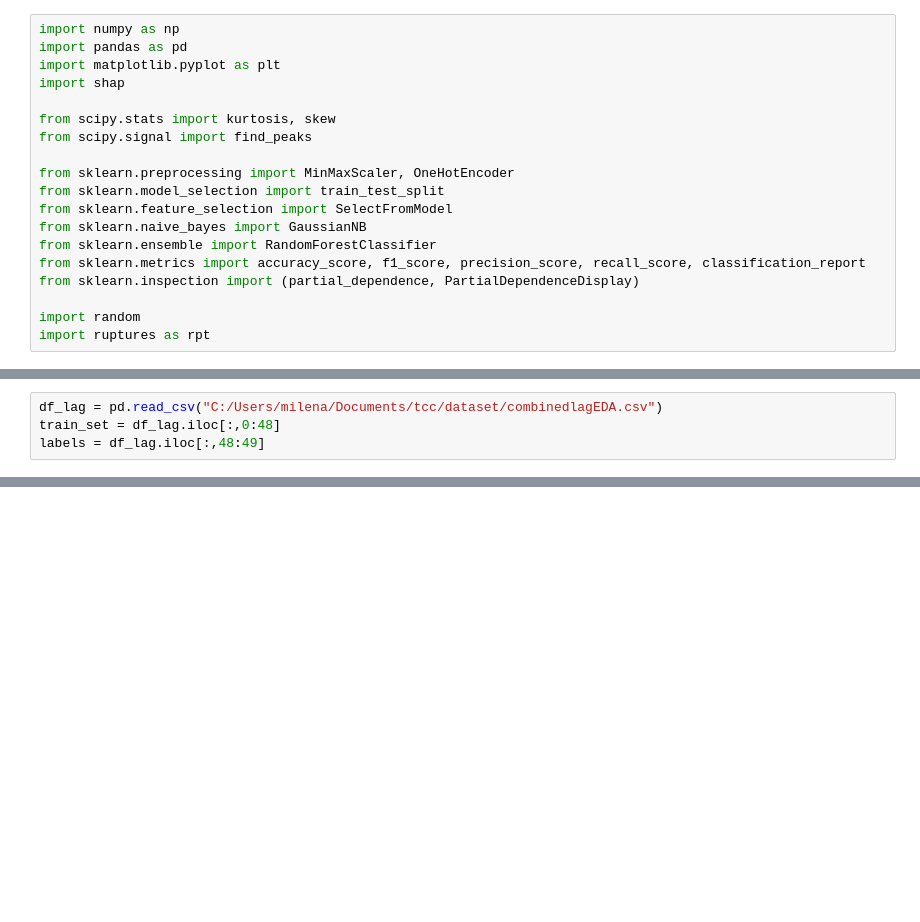
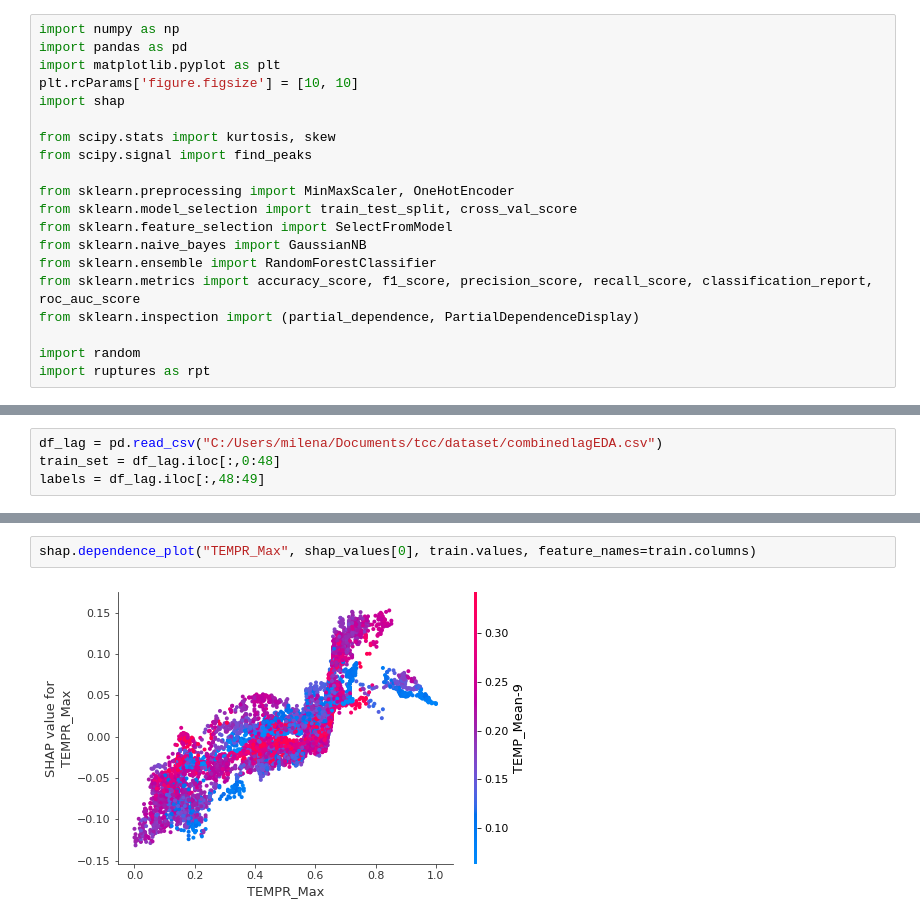
Before and after one commit to misefe1964/XIA-Stress-Detection, a Jupyter notebook: tcc.ipynb, the cells around one changed output, grey strips where cells are left out. Saved outputs shown, nothing was run; the diff lists cells and outputs as text; blank space fills up the shorter version.

```diff
--- a/tcc.ipynb
+++ b/tcc.ipynb
@@ -2,17 +2,18 @@
 import numpy as np
 import pandas as pd
 import matplotlib.pyplot as plt
+plt.rcParams['figure.figsize'] = [10, 10]
 import shap
 
 from scipy.stats import kurtosis, skew
 from scipy.signal import find_peaks
 
 from sklearn.preprocessing import MinMaxScaler, OneHotEncoder
-from sklearn.model_selection import train_test_split
+from sklearn.model_selection import train_test_split, cross_val_score
 from sklearn.feature_selection import SelectFromModel
 from sklearn.naive_bayes import GaussianNB
 from sklearn.ensemble import RandomForestClassifier
-from sklearn.metrics import accuracy_score, f1_score, precision_score, recall_score, classification_report
+from sklearn.metrics import accuracy_score, f1_score, precision_score, recall_score, classification_report, roc_auc_score
 from sklearn.inspection import (partial_dependence, PartialDependenceDisplay)
 
 import random
@@ -219,0 +98,4 @@ shap.summary_plot(shap_values, train)
+# %%
+shap.dependence_plot("TEMPR_Max", shap_values[0], train.values, feature_names=train.columns)
+# %% [output]
+[figure, added]
```
Also changed, not shown: parts of 74 cells of this notebook, 1 other file.
